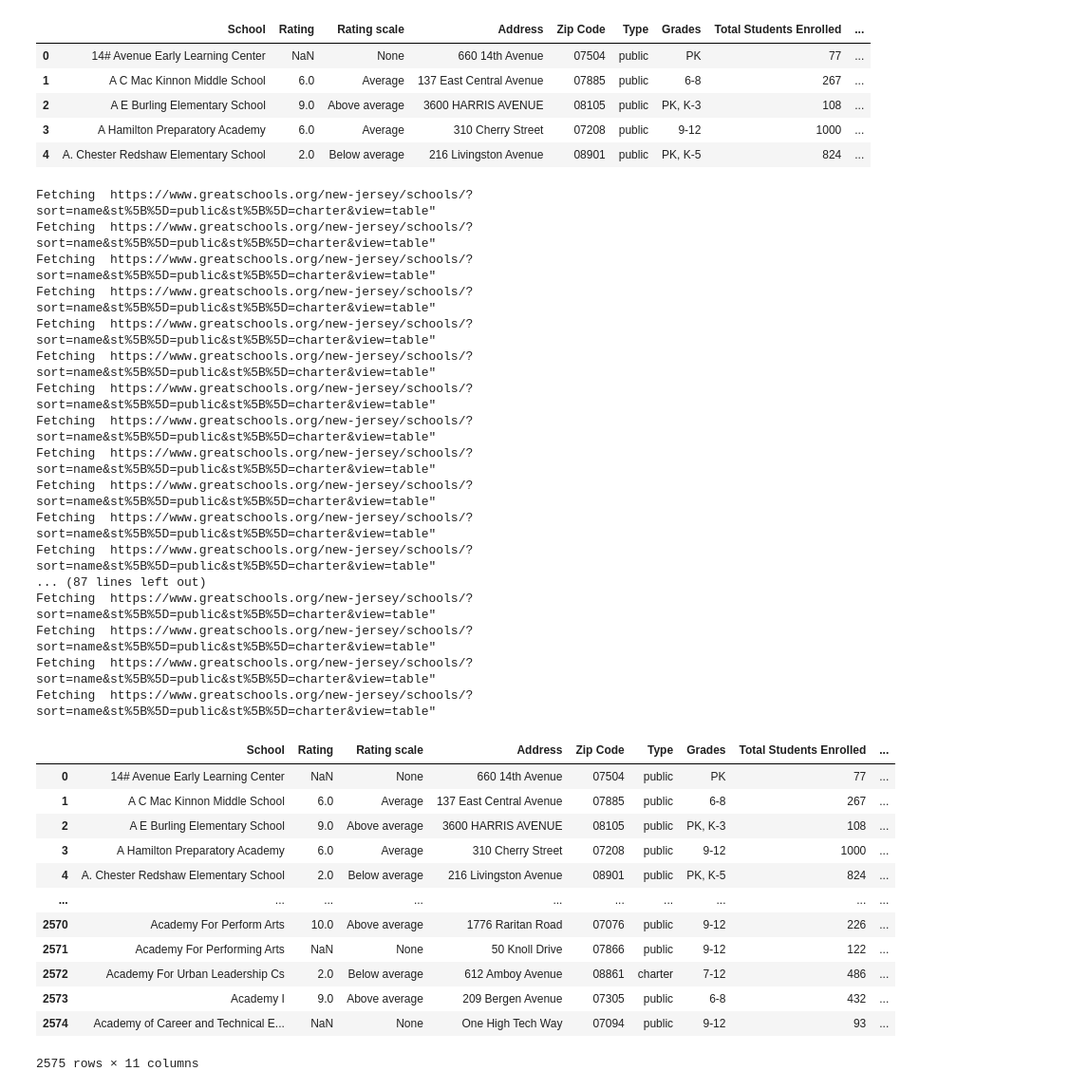
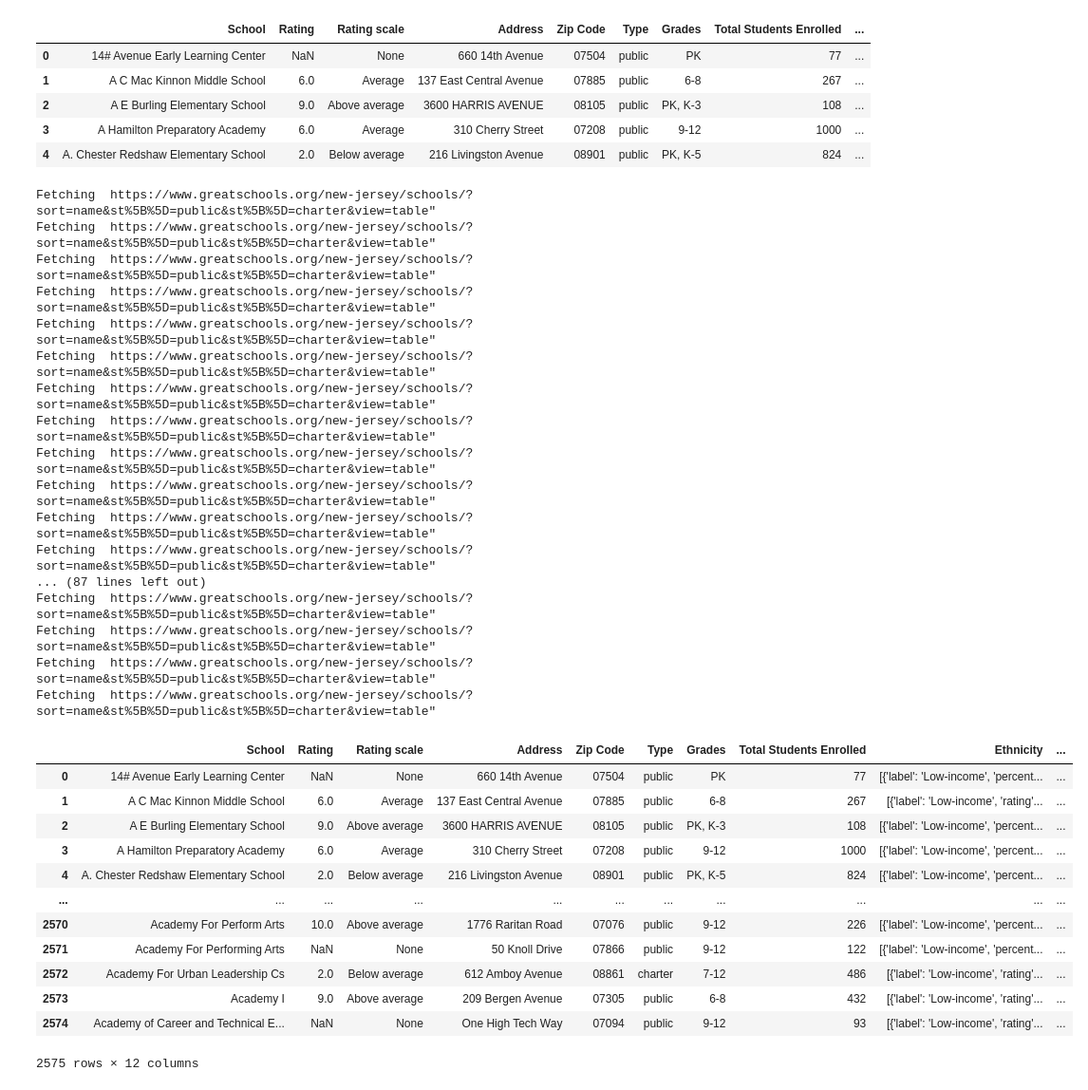
Before and after one commit to tlochan/ProjectOne, a Jupyter notebook: GreatSchools2.ipynb, the cells around one changed output. Shown at 95% size. Drawn from its saved outputs; the diff is of its cells as text; code cells hidden in the pictures.

```diff
--- a/GreatSchools2.ipynb
+++ b/GreatSchools2.ipynb
@@ -30,6 +30,7 @@ for school in jsonObj['schools']:
                         'Grades': school['gradeLevels'],
                         'Total Students Enrolled': school['enrollment'],
                         'Students per teacher': school['studentsPerTeacher'],
+                        'Ethnicity': school['ethnicityInfo'],
                         'District': school['districtName'],
                         'URL': school['links']['profile']
                         })
@@ -43,6 +44,7 @@ for school in jsonObj['schools']:
                         'Type': school['schoolType'],
                         'Grades': school['gradeLevels'],
                         'Total Students Enrolled': school['enrollment'],
+                        'Ethnicity': school['ethnicityInfo'],
                         'Students per teacher': 'N/A',
                         'District': school['districtName'],
                         'URL': school['links']['profile']
@@ -94,6 +96,7 @@ while page < 103:
                             'Type': school['schoolType'],
                             'Grades': school['gradeLevels'],
                             'Total Students Enrolled': school['enrollment'],
+                            'Ethnicity': school['ethnicityInfo'],
                             'Students per teacher': school['studentsPerTeacher'],
                             'District': school['districtName'],
                             'URL': school['links']['profile']
@@ -105,46 +108,47 @@ while page < 103:
                             'Rating scale': school['ratingScale'],
                             'Address': school['address']['street1'],
                             'Zip Code': school['address']['zip'],
                             'Type': school['schoolType'],
                             'Grades': school['gradeLevels'],
                             'Total Students Enrolled': school['enrollment'],
+                            'Ethnicity': school['ethnicityInfo'],
                             'Students per teacher': 'N/A',
                             'District': school['districtName'],
                             'URL': school['links']['profile']
                             })
 
 pd.DataFrame(records)
 # %% [output]
 Fetching  https://www.greatschools.org/new-jersey/schools/?sort=name&st%5B%5D=public&st%5B%5D=charter&view=table"
 Fetching  https://www.greatschools.org/new-jersey/schools/?sort=name&st%5B%5D=public&st%5B%5D=charter&view=table"
 Fetching  https://www.greatschools.org/new-jersey/schools/?sort=name&st%5B%5D=public&st%5B%5D=charter&view=table"
 Fetching  https://www.greatschools.org/new-jersey/schools/?sort=name&st%5B%5D=public&st%5B%5D=charter&view=table"
 Fetching  https://www.greatschools.org/new-jersey/schools/?sort=name&st%5B%5D=public&st%5B%5D=charter&view=table"
 Fetching  https://www.greatschools.org/new-jersey/schools/?sort=name&st%5B%5D=public&st%5B%5D=charter&view=table"
 Fetching  https://www.greatschools.org/new-jersey/schools/?sort=name&st%5B%5D=public&st%5B%5D=charter&view=table"
 Fetching  https://www.greatschools.org/new-jersey/schools/?sort=name&st%5B%5D=public&st%5B%5D=charter&view=table"
 Fetching  https://www.greatschools.org/new-jersey/schools/?sort=name&st%5B%5D=public&st%5B%5D=charter&view=table"
 Fetching  https://www.greatschools.org/new-jersey/schools/?sort=name&st%5B%5D=public&st%5B%5D=charter&view=table"
 Fetching  https://www.greatschools.org/new-jersey/schools/?sort=name&st%5B%5D=public&st%5B%5D=charter&view=table"
 Fetching  https://www.greatschools.org/new-jersey/schools/?sort=name&st%5B%5D=public&st%5B%5D=charter&view=table"
 ... (87 lines left out)
 Fetching  https://www.greatschools.org/new-jersey/schools/?sort=name&st%5B%5D=public&st%5B%5D=charter&view=table"
 Fetching  https://www.greatschools.org/new-jersey/schools/?sort=name&st%5B%5D=public&st%5B%5D=charter&view=table"
 Fetching  https://www.greatschools.org/new-jersey/schools/?sort=name&st%5B%5D=public&st%5B%5D=charter&view=table"
 Fetching  https://www.greatschools.org/new-jersey/schools/?sort=name&st%5B%5D=public&st%5B%5D=charter&view=table"
-|  | School | Rating | Rating scale | Address | Zip Code | Type | Grades | Total Students Enrolled | ... |
-| 0 | 14# Avenue Early Learning Center | NaN | None | 660 14th Avenue | 07504 | public | PK | 77 | ... |
-| 1 | A C Mac Kinnon Middle School | 6.0 | Average | 137 East Central Avenue | 07885 | public | 6-8 | 267 | ... |
-| 2 | A E Burling Elementary School | 9.0 | Above average | 3600 HARRIS AVENUE | 08105 | public | PK, K-3 | 108 | ... |
-| 3 | A Hamilton Preparatory Academy | 6.0 | Average | 310 Cherry Street | 07208 | public | 9-12 | 1000 | ... |
-| 4 | A. Chester Redshaw Elementary School | 2.0 | Below average | 216 Livingston Avenue | 08901 | public | PK, K-5 | 824 | ... |
-| ... | ... | ... | ... | ... | ... | ... | ... | ... | ... |
-| 2570 | Academy For Perform Arts | 10.0 | Above average | 1776 Raritan Road | 07076 | public | 9-12 | 226 | ... |
-| 2571 | Academy For Performing Arts | NaN | None | 50 Knoll Drive | 07866 | public | 9-12 | 122 | ... |
-| 2572 | Academy For Urban Leadership Cs | 2.0 | Below average | 612 Amboy Avenue | 08861 | charter | 7-12 | 486 | ... |
-| 2573 | Academy I | 9.0 | Above average | 209 Bergen Avenue | 07305 | public | 6-8 | 432 | ... |
-| 2574 | Academy of Career and Technical E... | NaN | None | One High Tech Way | 07094 | public | 9-12 | 93 | ... |
+|  | School | Rating | Rating scale | Address | Zip Code | Type | Grades | Total Students Enrolled | Ethnicity | ... |
+| 0 | 14# Avenue Early Learning Center | NaN | None | 660 14th Avenue | 07504 | public | PK | 77 | [{'label': 'Low-income', 'percent... | ... |
+| 1 | A C Mac Kinnon Middle School | 6.0 | Average | 137 East Central Avenue | 07885 | public | 6-8 | 267 | [{'label': 'Low-income', 'rating'... | ... |
+| 2 | A E Burling Elementary School | 9.0 | Above average | 3600 HARRIS AVENUE | 08105 | public | PK, K-3 | 108 | [{'label': 'Low-income', 'percent... | ... |
+| 3 | A Hamilton Preparatory Academy | 6.0 | Average | 310 Cherry Street | 07208 | public | 9-12 | 1000 | [{'label': 'Low-income', 'percent... | ... |
+| 4 | A. Chester Redshaw Elementary School | 2.0 | Below average | 216 Livingston Avenue | 08901 | public | PK, K-5 | 824 | [{'label': 'Low-income', 'percent... | ... |
+| ... | ... | ... | ... | ... | ... | ... | ... | ... | ... | ... |
+| 2570 | Academy For Perform Arts | 10.0 | Above average | 1776 Raritan Road | 07076 | public | 9-12 | 226 | [{'label': 'Low-income', 'percent... | ... |
+| 2571 | Academy For Performing Arts | NaN | None | 50 Knoll Drive | 07866 | public | 9-12 | 122 | [{'label': 'Low-income', 'percent... | ... |
+| 2572 | Academy For Urban Leadership Cs | 2.0 | Below average | 612 Amboy Avenue | 08861 | charter | 7-12 | 486 | [{'label': 'Low-income', 'rating'... | ... |
+| 2573 | Academy I | 9.0 | Above average | 209 Bergen Avenue | 07305 | public | 6-8 | 432 | [{'label': 'Low-income', 'rating'... | ... |
+| 2574 | Academy of Career and Technical E... | NaN | None | One High Tech Way | 07094 | public | 9-12 | 93 | [{'label': 'Low-income', 'rating'... | ... |
-2575 rows × 11 columns
+2575 rows × 12 columns
 # %%
 
 df = pd.DataFrame(records)
```
